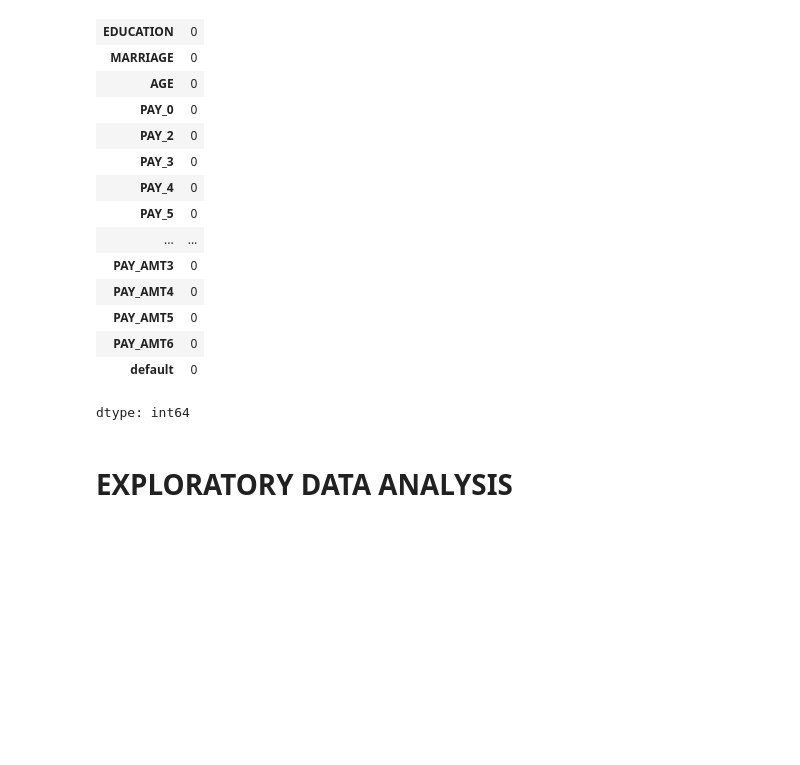
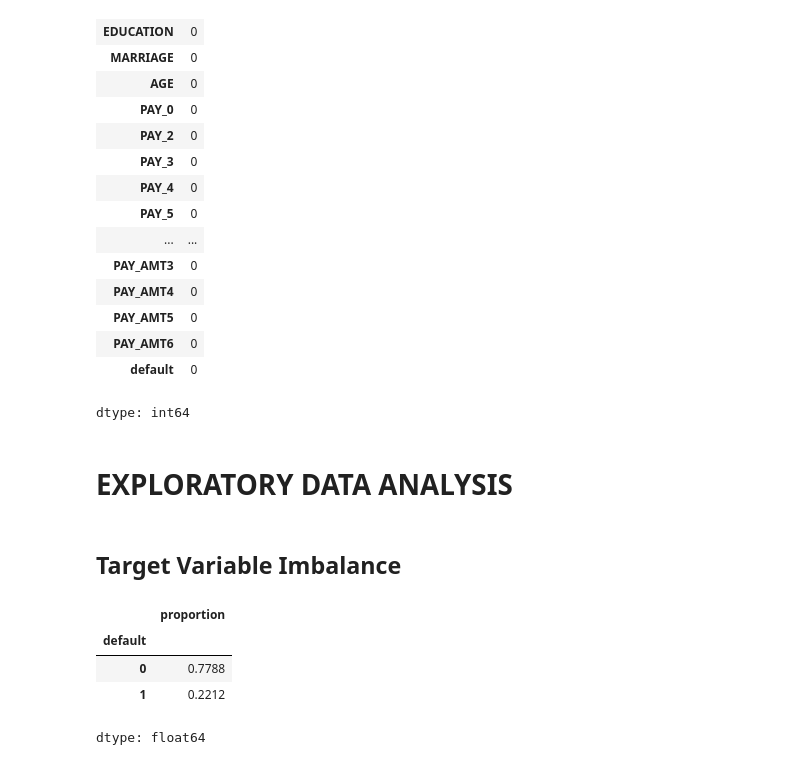
Before and after one commit to ShanmughavelS/final_yr_project, a Jupyter notebook: project.ipynb, the cells around one changed output. Drawn from its saved outputs; the diff is of its cells as text; code cells hidden in the pictures; blank space fills up the shorter version.

```diff
--- a/project.ipynb
+++ b/project.ipynb
@@ -159,3 +163,13 @@ df.isnull().sum()
 dtype: int64
 # %% [markdown]
 # **EXPLORATORY DATA ANALYSIS**
+# %% [markdown]
+## **Target Variable Imbalance**
+# %%
+df['default'].value_counts(normalize=True)
+# %% [output]
+|  | proportion |
+| default |  |
+| 0 | 0.7788 |
+| 1 | 0.2212 |
+dtype: float64
```
Also changed, not shown: parts of 4 cells of this notebook.
